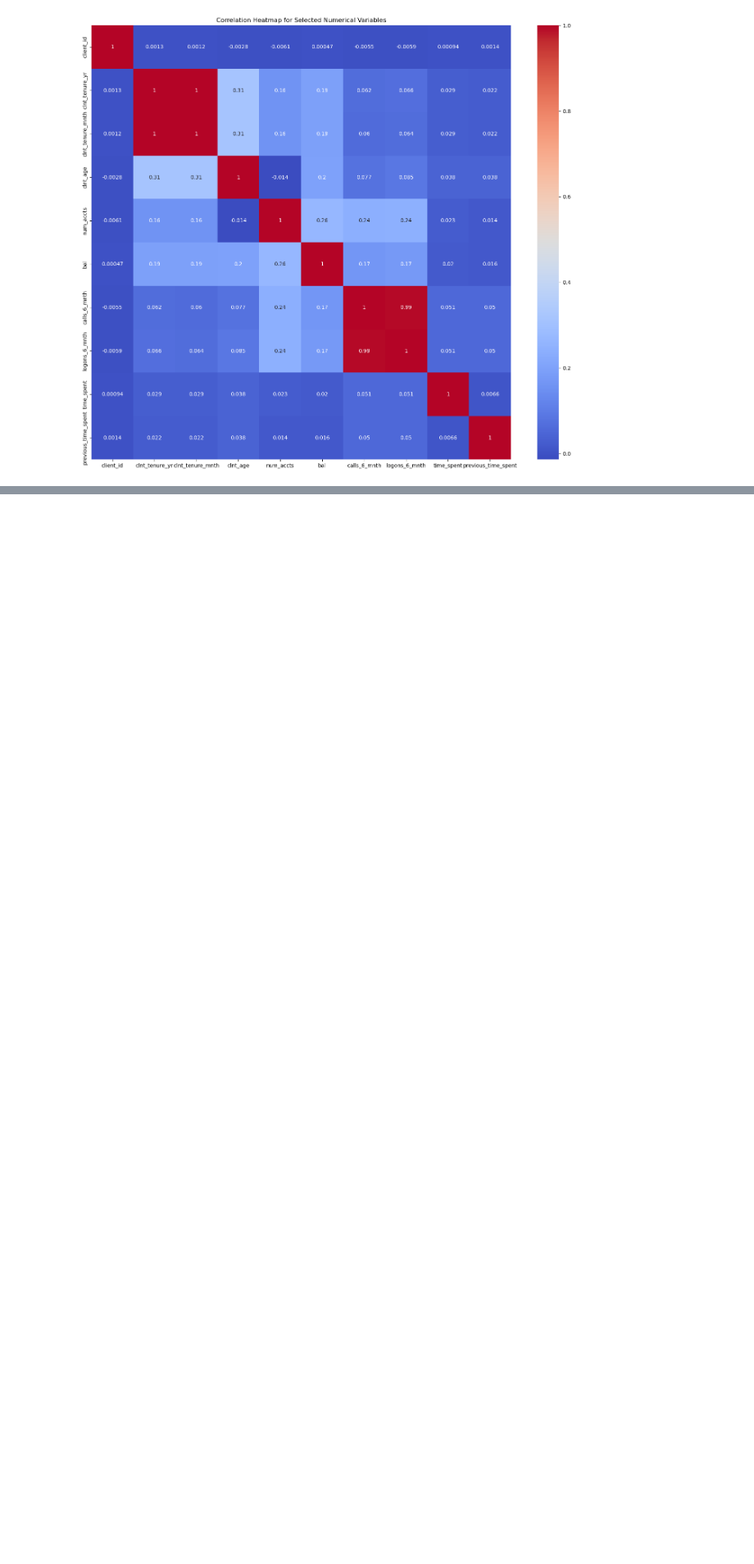
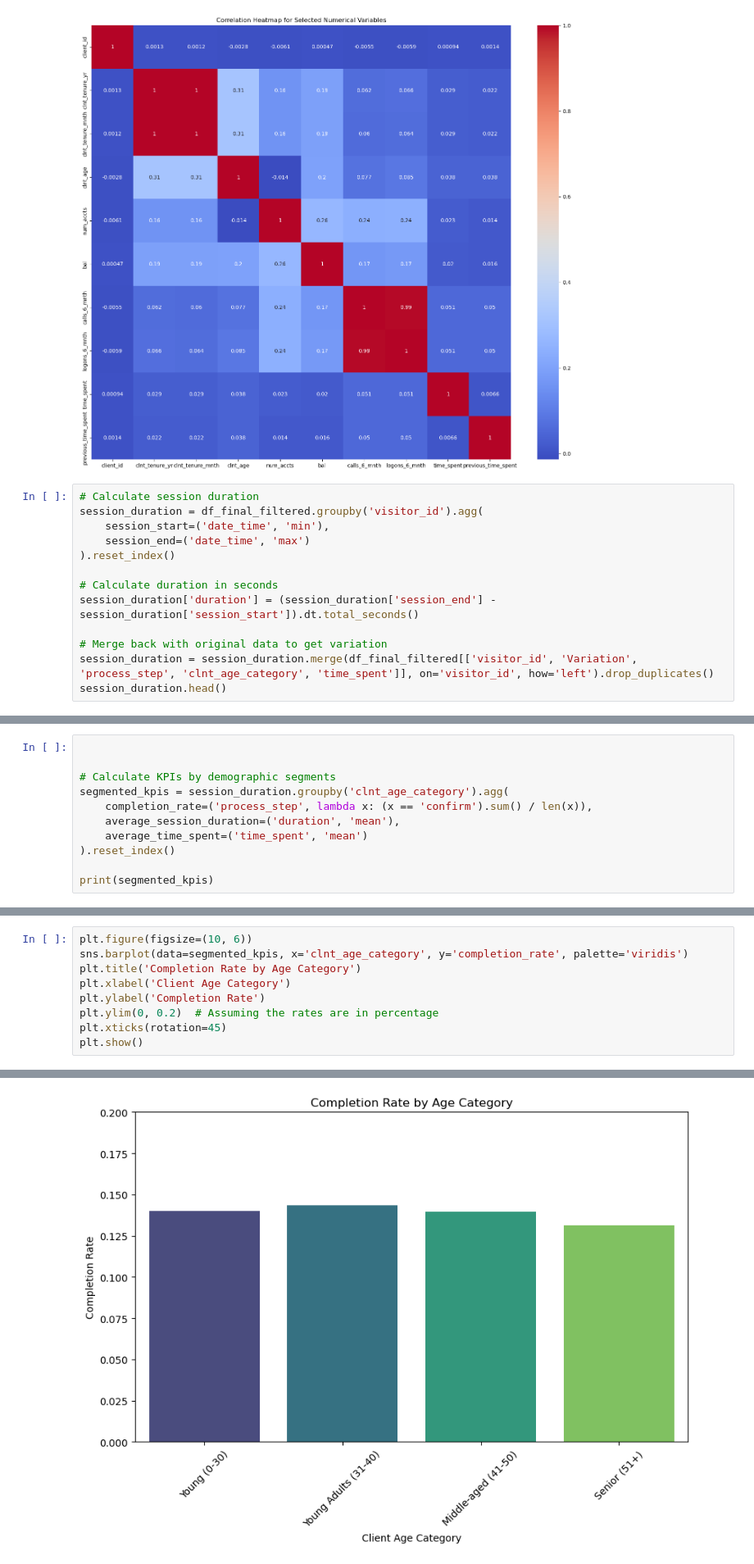
Before and after one commit to beatranche/Project-2, a Jupyter notebook: main.ipynb, the cells around one changed output, grey strips where cells are left out. Shown: that part at 82% size. Cells and saved outputs as stored; diff of their text form; blank space fills up the shorter version.

```diff
--- a/main.ipynb
+++ b/main.ipynb
@@ -811,3 +811,16 @@ plt.title("Correlation Heatmap for Selected Numerical Variables")
 plt.show()
 # %% [output]
 [figure]
+# %%
+# Calculate session duration
+session_duration = df_final_filtered.groupby('visitor_id').agg(
+    session_start=('date_time', 'min'),
+    session_end=('date_time', 'max')
+).reset_index()
+
+# Calculate duration in seconds
+session_duration['duration'] = (session_duration['session_end'] - session_duration['session_start']).dt.total_seconds()
+
+# Merge back with original data to get variation
+session_duration = session_duration.merge(df_final_filtered[['visitor_id', 'Variation', 'process_step', 'clnt_age_category', 'time_spent']], on='visitor_id', how='left').drop_duplicates()
+session_duration.head()
@@ -813,0 +840,11 @@ plt.show()
+# %%
+
+
+# Calculate KPIs by demographic segments
+segmented_kpis = session_duration.groupby('clnt_age_category').agg(
+    completion_rate=('process_step', lambda x: (x == 'confirm').sum() / len(x)),
+    average_session_duration=('duration', 'mean'),
+    average_time_spent=('time_spent', 'mean')
+).reset_index()
+
+print(segmented_kpis)
@@ -813,0 +863,10 @@ plt.show()
+# %%
+plt.figure(figsize=(10, 6))
+sns.barplot(data=segmented_kpis, x='clnt_age_category', y='completion_rate', palette='viridis')
+plt.title('Completion Rate by Age Category')
+plt.xlabel('Client Age Category')
+plt.ylabel('Completion Rate')
+plt.ylim(0, 0.2)  # Assuming the rates are in percentage
+plt.xticks(rotation=45)
+plt.show()
+# %% [output]
@@ -813,0 +876 @@ plt.show()
+[figure, added]
```
Also changed, not shown: parts of 4 cells of this notebook.
